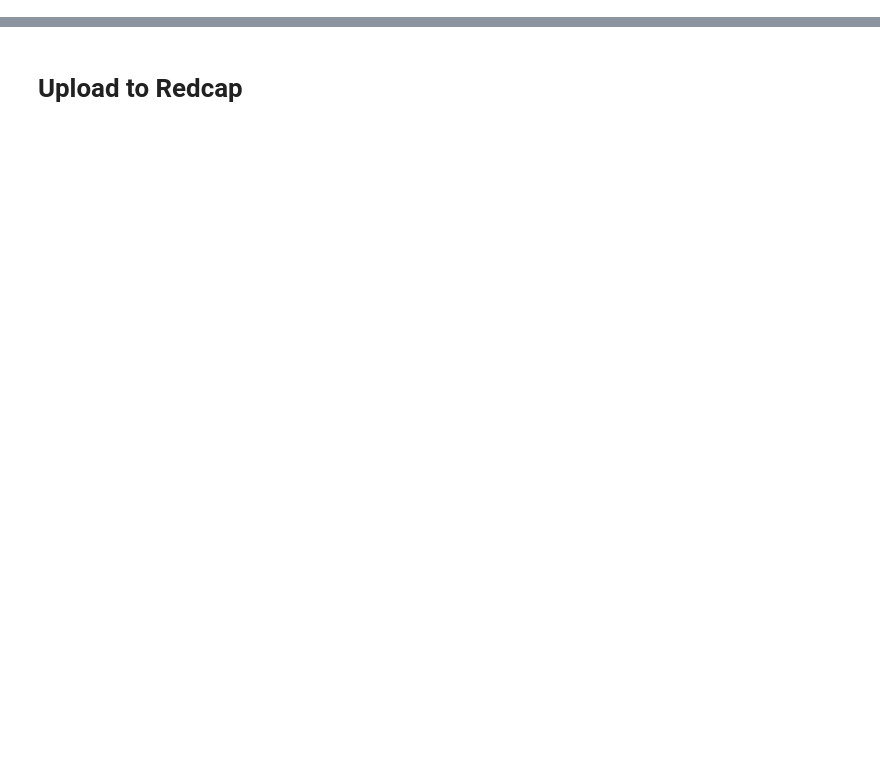
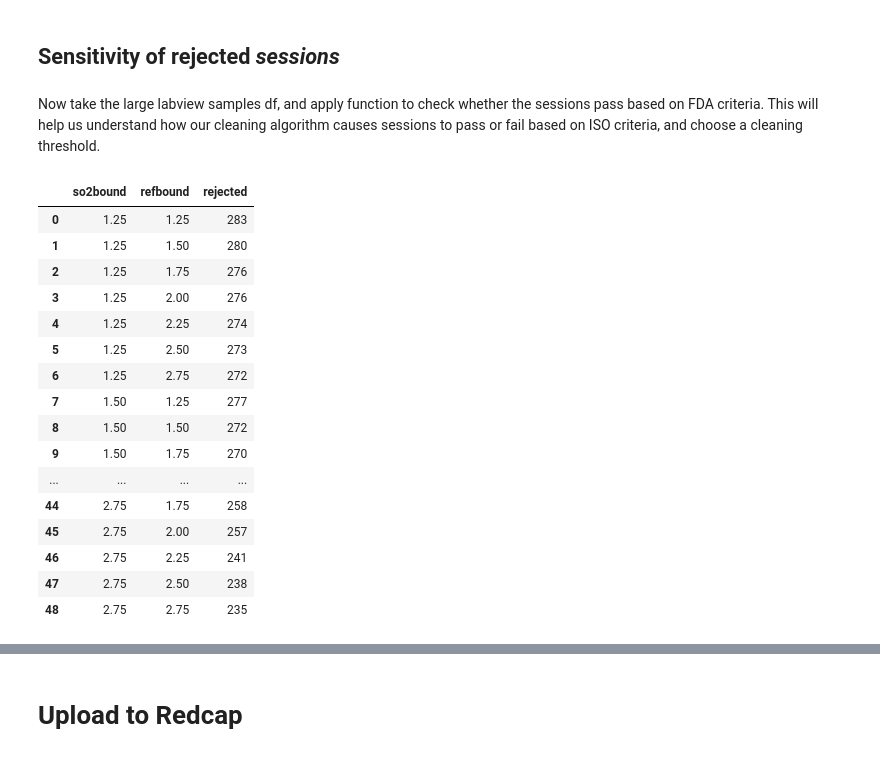
Before and after one commit to lawtj/lipnick_session_streamlit, a Jupyter notebook: cleaning_compare.ipynb, the cells around one changed output, grey strips where cells are left out. Drawn from its saved outputs; the diff is of its cells as text; code cells hidden in the pictures; blank space fills up the shorter version.

```diff
--- a/cleaning_compare.ipynb
+++ b/cleaning_compare.ipynb
@@ -137,0 +188,4 @@ sens
+# %% [markdown]
+## Sensitivity of rejected *sessions*
+# %% [markdown]
+Now take the large labview samples df, and apply function to check whether the sessions pass based on FDA criteria. This will help us understand how our cleaning algorithm causes sessions to pass or fail based on ISO criteria, and choose a cleaning threshold.
@@ -138,3 +201,29 @@ sens
+# %%
+rejected_sessions_df = pd.DataFrame(rejected_sessions).T.reset_index()
+rejected_sessions_df.columns = ['so2bound','refbound','session','criteria1','criteria2','criteria3']
+rejected_sessions_df['rejected'] = rejected_sessions_df.apply(lambda x: True if sum([x['criteria1'],x['criteria2'],x['criteria3']]) <3 else False, axis=1)
+
+t1 = rejected_sessions_df.groupby(['so2bound','refbound']).sum().reset_index()[['so2bound','refbound','rejected']]
+t1
+# rejected_sessions_df
+# %% [output]
+|  | so2bound | refbound | rejected |
+| 0 | 1.25 | 1.25 | 283 |
+| 1 | 1.25 | 1.50 | 280 |
+| 2 | 1.25 | 1.75 | 276 |
+| 3 | 1.25 | 2.00 | 276 |
+| 4 | 1.25 | 2.25 | 274 |
+| 5 | 1.25 | 2.50 | 273 |
+| 6 | 1.25 | 2.75 | 272 |
+| 7 | 1.50 | 1.25 | 277 |
+| 8 | 1.50 | 1.50 | 272 |
+| 9 | 1.50 | 1.75 | 270 |
+| ... | ... | ... | ... |
+| 44 | 2.75 | 1.75 | 258 |
+| 45 | 2.75 | 2.00 | 257 |
+| 46 | 2.75 | 2.25 | 241 |
+| 47 | 2.75 | 2.50 | 238 |
+| 48 | 2.75 | 2.75 | 235 |
 # %%
 import seaborn as sns
 import matplotlib.pyplot as plt
```
Also changed, not shown: parts of 31 cells of this notebook, 2 other files.
